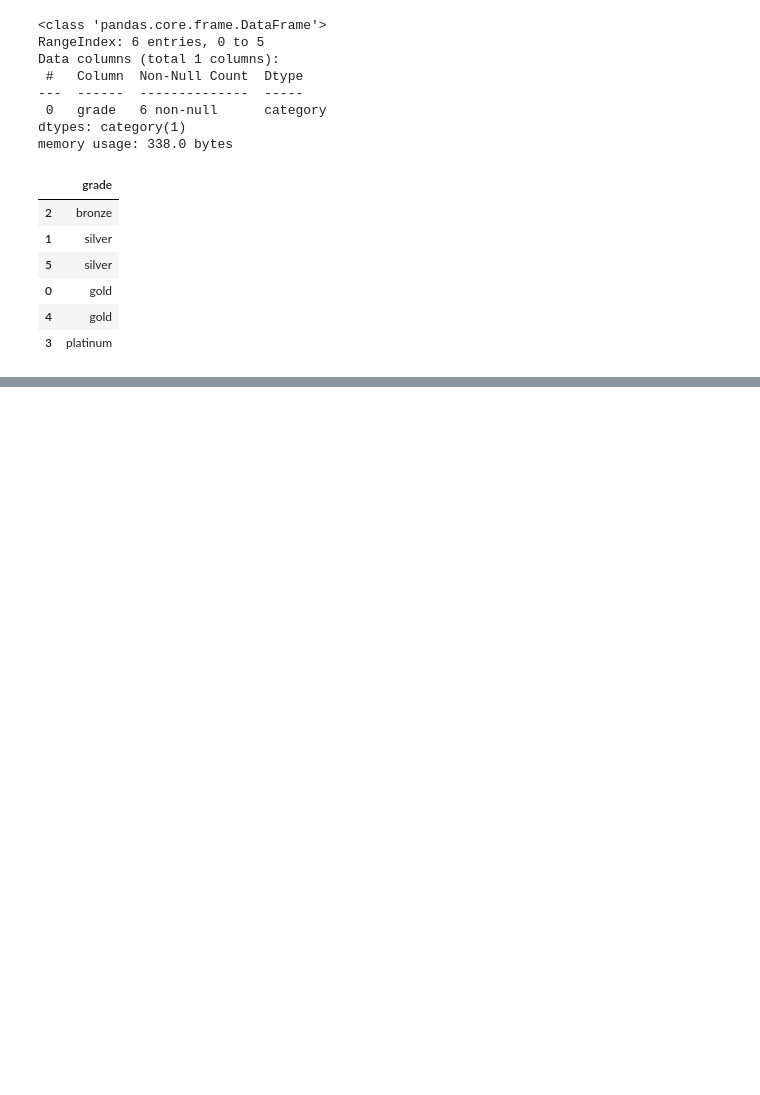
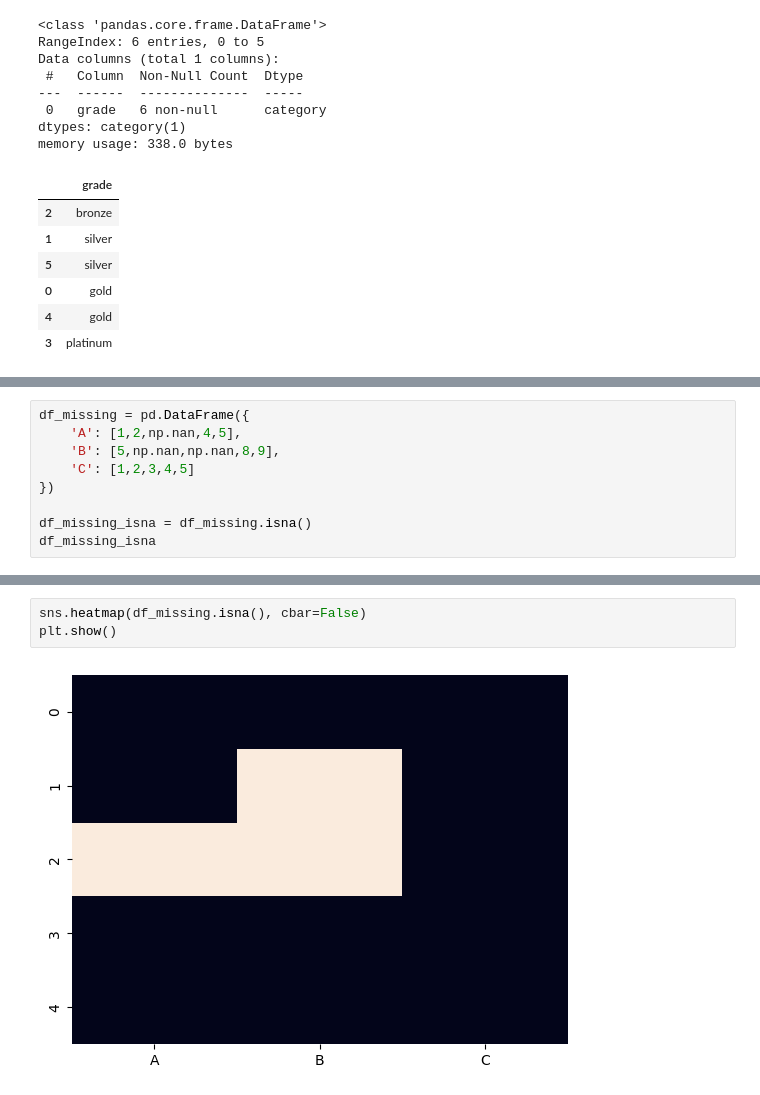
Before and after one commit to msfalif404/data-processing-pandas-cheathsheet, a Jupyter notebook: pandas_cheatsheet.ipynb, the cells around one changed output, grey strips where cells are left out. Saved outputs shown, nothing was run; the diff lists cells and outputs as text; blank space fills up the shorter version.

```diff
--- a/pandas_cheatsheet.ipynb
+++ b/pandas_cheatsheet.ipynb
@@ -1037,0 +1078,9 @@ memory usage: 338.0 bytes
+# %%
+df_missing = pd.DataFrame({
+    'A': [1,2,np.nan,4,5],
+    'B': [5,np.nan,np.nan,8,9],
+    'C': [1,2,3,4,5]
+})
+
+df_missing_isna = df_missing.isna()
+df_missing_isna
@@ -1037,0 +1114,5 @@ memory usage: 338.0 bytes
+# %%
+sns.heatmap(df_missing.isna(), cbar=False)
+plt.show()
+# %% [output]
+[figure, added]
```
Also changed, not shown: parts of 70 cells of this notebook.
